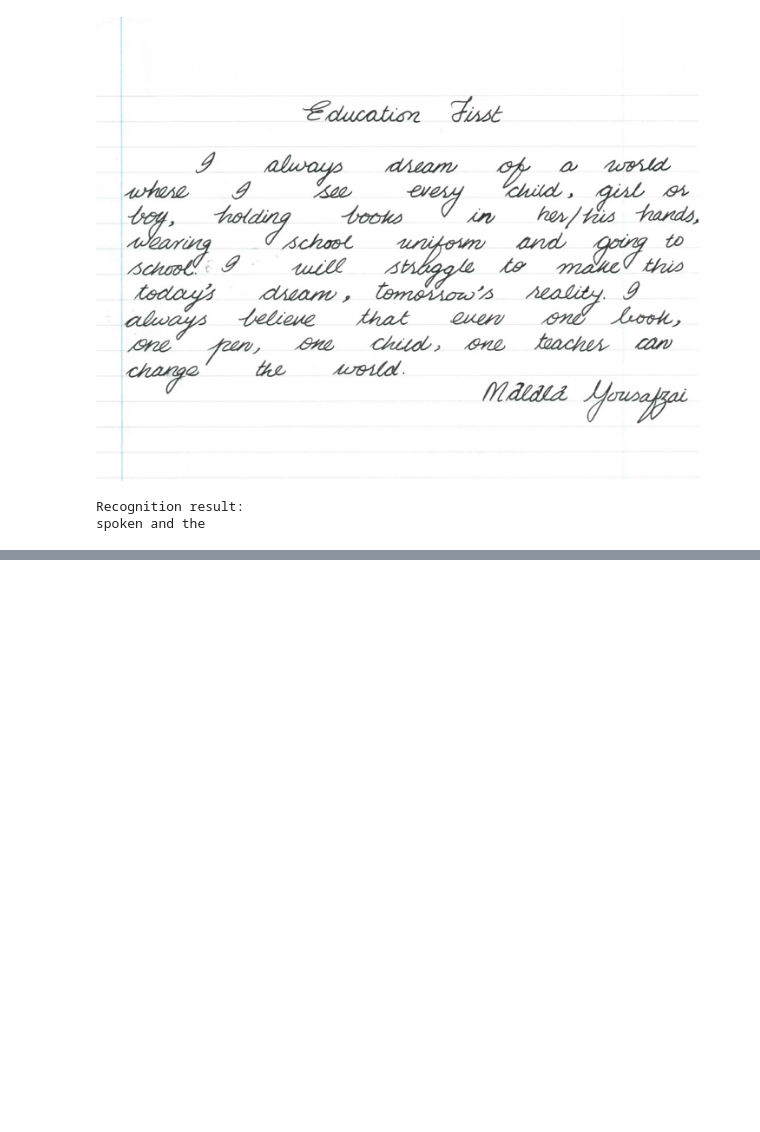
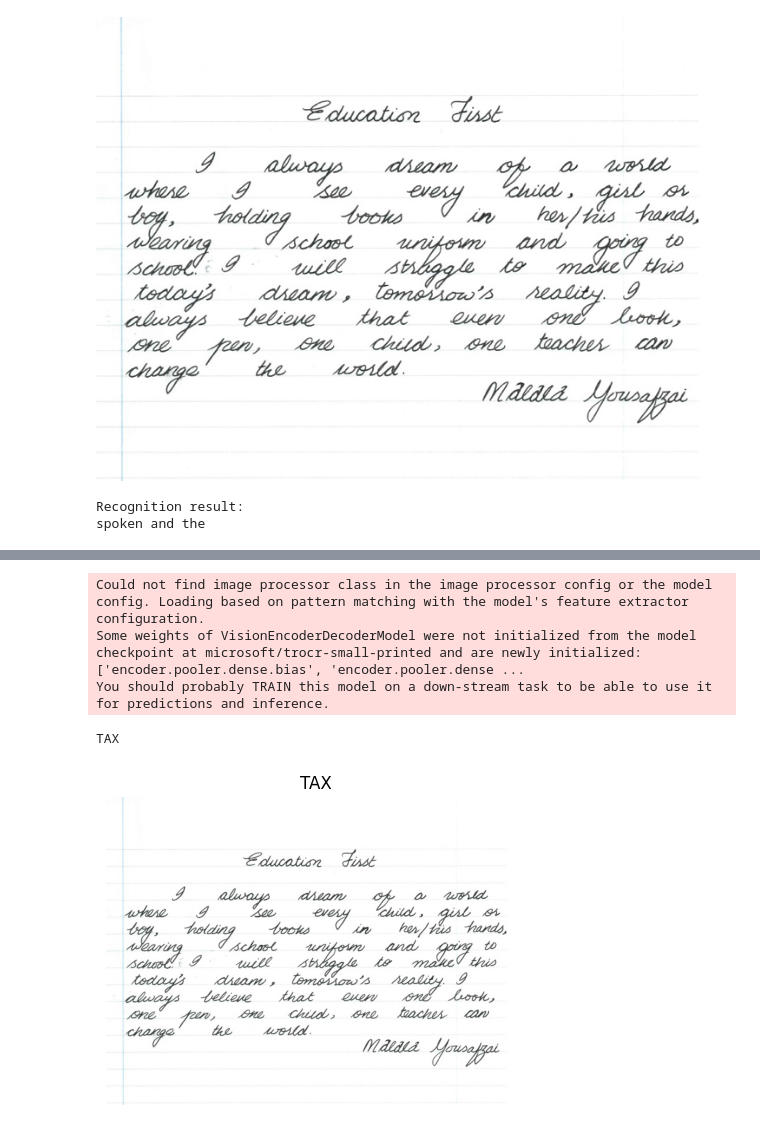
Before and after one commit to pakkinlau/prog-for-humanists, a Jupyter notebook: colabs/Unit 1a/02. Images.ipynb, the cells around one changed output, grey strips where cells are left out. Drawn from its saved outputs; the diff is of its cells as text; code cells hidden in the pictures; blank space fills up the shorter version.

```diff
--- a/colabs/New colabs/02. Images.ipynb
+++ b/colabs/Unit 1a/02. Images.ipynb
@@ -209,0 +231,75 @@ spoken and the
+# %%
+from transformers import TrOCRProcessor, VisionEncoderDecoderModel
+from PIL import Image
+from tqdm.auto import tqdm
+from urllib.request import urlretrieve
+from zipfile import ZipFile
+
+
+import numpy as np
+import matplotlib.pyplot as plt
+import torch
+import os
+import glob
+
+
+device = torch.device('cuda:0' if torch.cuda.is_available else 'cpu')
+
+def read_image(image_path):
+    """
+    :param image_path: String, path to the input image.
+
+
+    Returns:
+        image: PIL Image.
+    """
+    image = Image.open(image_path).convert('RGB')
+    return image
+
+def ocr(image, processor, model):
+    """
+    :param image: PIL Image.
+    :param processor: Huggingface OCR processor.
+    :param model: Huggingface OCR model.
+
+
+    Returns:
+        generated_text: the OCR'd text string.
+    """
+    # We can directly perform OCR on cropped images.
+    pixel_values = processor(image, return_tensors='pt').pixel_values.to(device)
+    generated_ids = model.generate(pixel_values)
+    generated_text = processor.batch_decode(generated_ids, skip_special_tokens=True)[0]
+    return generated_text
+
+def eval_new_data(data_path=None, num_samples=4, model=None):
+    image_paths = glob.glob(data_path)
+    for i, image_path in tqdm(enumerate(image_paths), total=len(image_paths)):
+        if i == num_samples:
+            break
+        image = read_image(image_path)
+        text = ocr(image, processor, model)
+        print(f"Recognized text is: {text}")
+        plt.figure(figsize=(7, 4))
+        plt.imshow(image)
+        plt.title(text)
+        plt.axis('off')
+        plt.show()
+
+processor = TrOCRProcessor.from_pretrained('microsoft/trocr-small-printed')
+
+model = VisionEncoderDecoderModel.from_pretrained(
+    'microsoft/trocr-small-printed'
+).to(device)
+
+eval_new_data(
+    data_path=os.path.join('Image', 'handwritting_malala(full).jpg'),
+    num_samples=2,
+    model=model
+)
+# %% [output]
+Could not find image processor class in the image processor config or the model config. Loading based on pattern matching with the model's feature extractor configuration.
+Some weights of VisionEncoderDecoderModel were not initialized from the model checkpoint at microsoft/trocr-small-printed and are newly initialized: ['encoder.pooler.dense.bias', 'encoder.pooler.dense ...
+You should probably TRAIN this model on a down-stream task to be able to use it for predictions and inference.
+TAX
+[figure, added]
```
Also changed, not shown: parts of 5 cells of this notebook, 21 other files.
